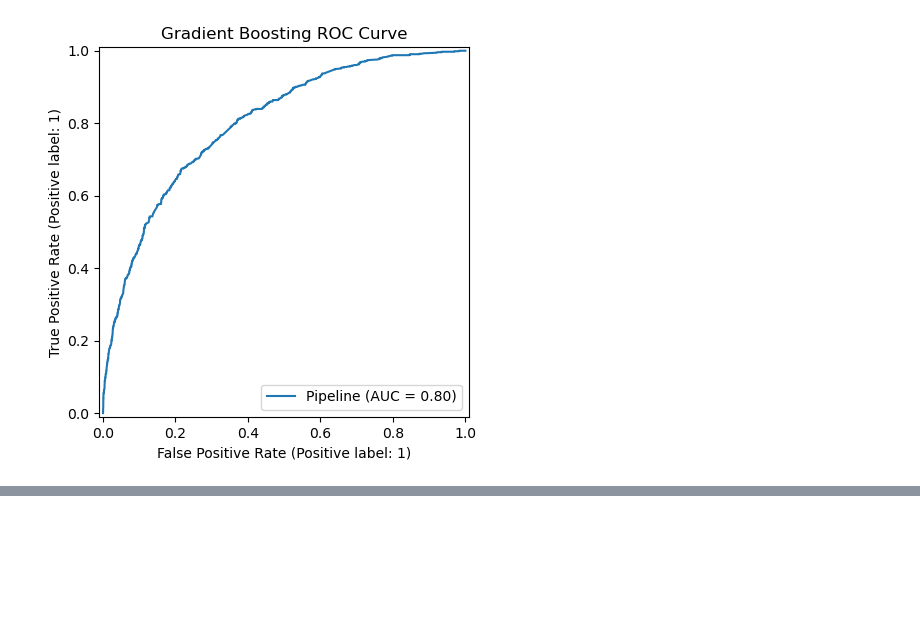
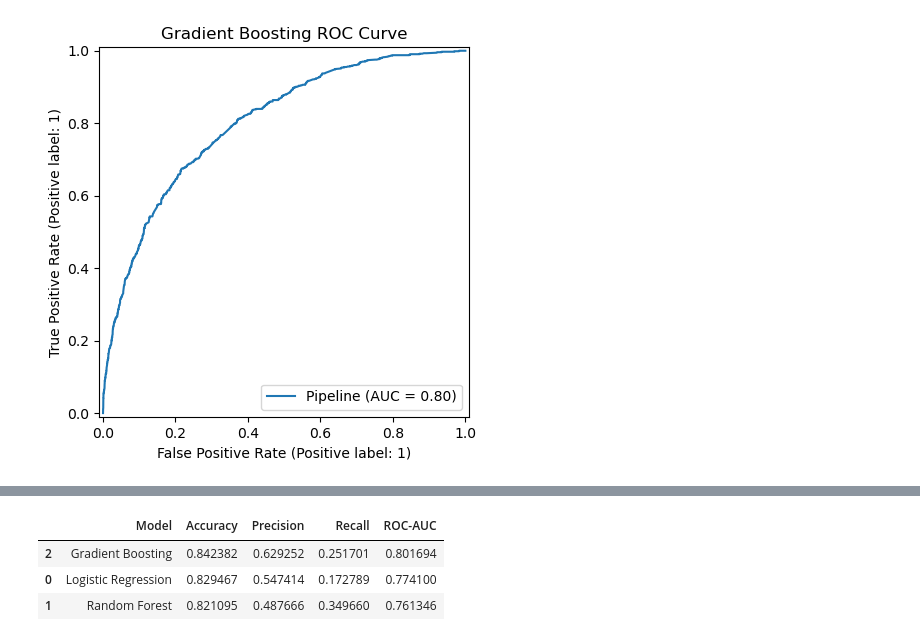
Before and after one commit to ChairoSolutions/Kenya-financial-inclusion-risk, a Jupyter notebook: notebooks/Modeling_and_Evaluation.ipynb, the cells around one changed output, grey strips where cells are left out. Drawn from its saved outputs; the diff is of its cells as text; code cells hidden in the pictures; blank space fills up the shorter version.

Commit message:
best performing model

```diff
--- a/notebooks/Modeling_and_Evaluation.ipynb
+++ b/notebooks/Modeling_and_Evaluation.ipynb
@@ -288,0 +293,13 @@ ROC-AUC: 0.8016943631776565
+# %%
+import pandas as pd
+
+results_df = pd.DataFrame(results, columns=[
+    "Model", "Accuracy", "Precision", "Recall", "ROC-AUC"
+])
+
+results_df.sort_values(by="ROC-AUC", ascending=False)
+# %% [output]
+|  | Model | Accuracy | Precision | Recall | ROC-AUC |
+| 2 | Gradient Boosting | 0.842382 | 0.629252 | 0.251701 | 0.801694 |
+| 0 | Logistic Regression | 0.829467 | 0.547414 | 0.172789 | 0.774100 |
+| 1 | Random Forest | 0.821095 | 0.487666 | 0.349660 | 0.761346 |
```
Also changed, not shown: parts of 3 cells of this notebook, 1 other file.
